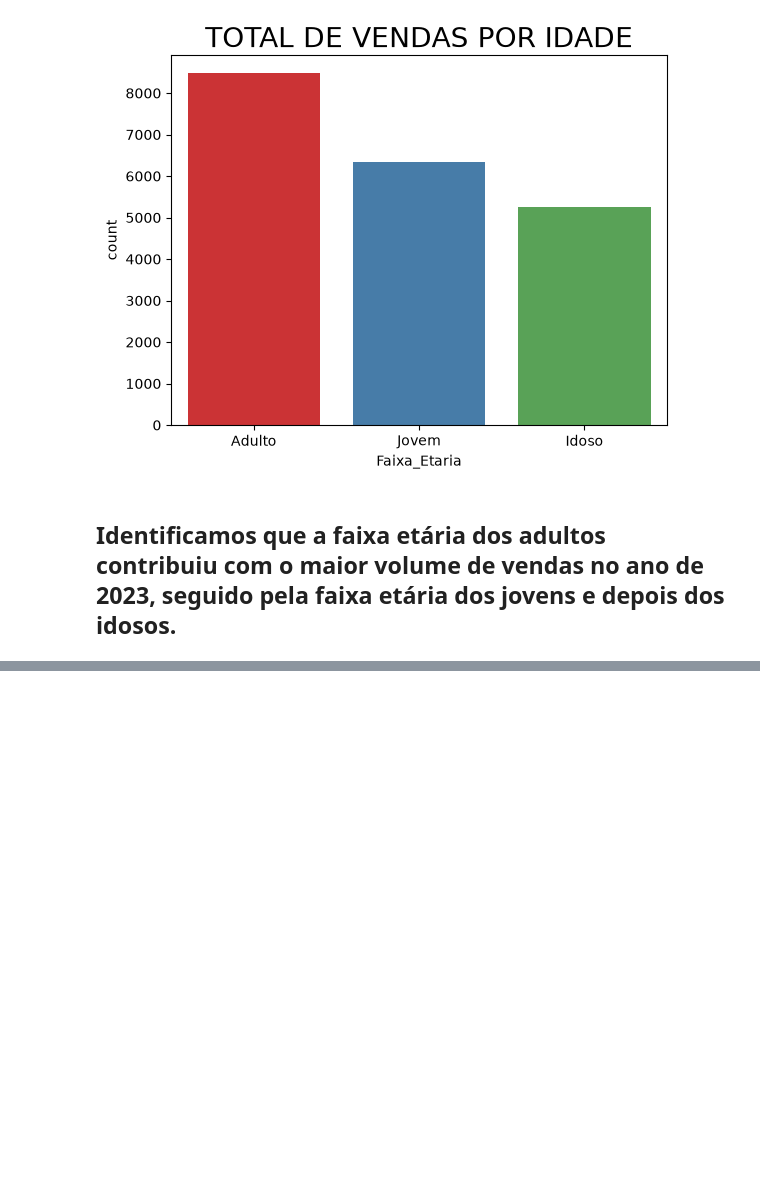
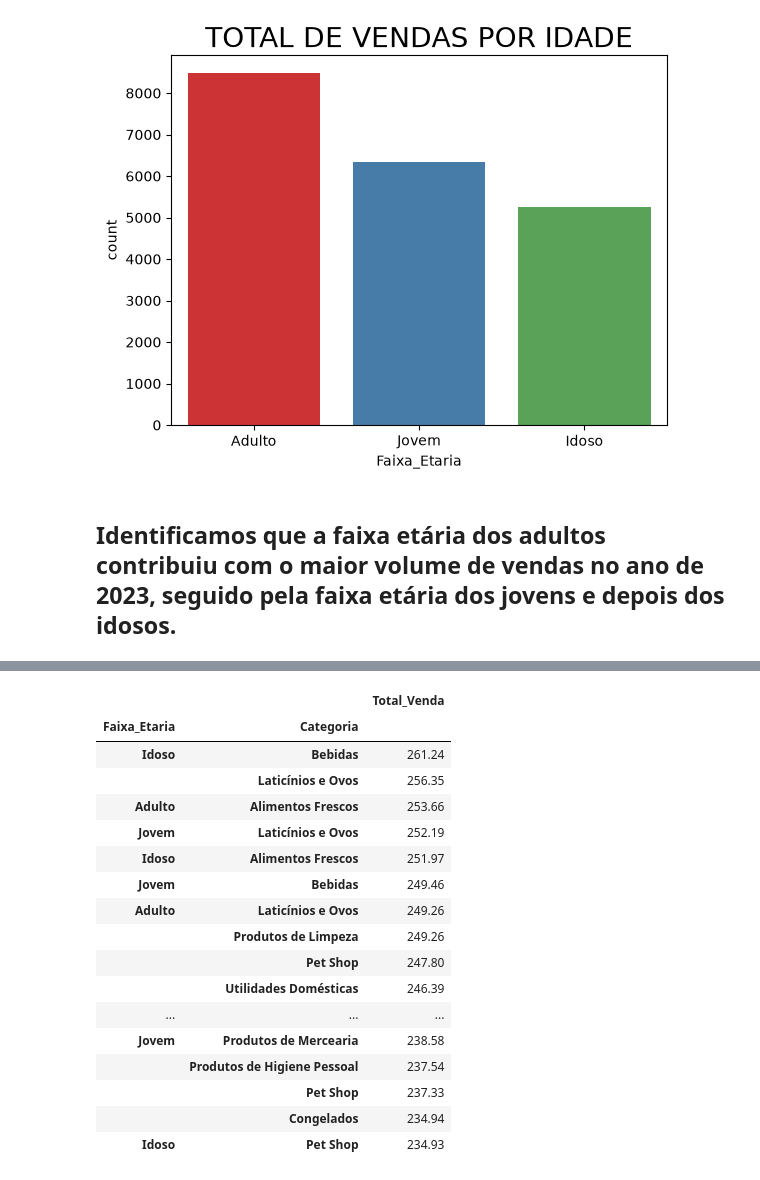
Before and after one commit to cleber-lamartine/Projeto_Analise_de_Dados, a Jupyter notebook: projeto.ipynb, the cells around one changed output, grey strips where cells are left out. Cells and saved outputs as stored; diff of their text form; code cells hidden in the pictures; blank space fills up the shorter version.

```diff
--- a/projeto.ipynb
+++ b/projeto.ipynb
@@ -250,0 +333,21 @@ Text(0.5, 1.0, 'TOTAL DE VENDAS POR IDADE')
+# %%
+df_VSC.groupby(['Faixa_Etaria','Categoria'])[['Total_Venda']].mean().round(2).sort_values('Total_Venda', ascending=False)
+# %% [output]
+|  |  | Total_Venda |
+| Faixa_Etaria | Categoria |  |
+| Idoso | Bebidas | 261.24 |
+|  | Laticínios e Ovos | 256.35 |
+| Adulto | Alimentos Frescos | 253.66 |
+| Jovem | Laticínios e Ovos | 252.19 |
+| Idoso | Alimentos Frescos | 251.97 |
+| Jovem | Bebidas | 249.46 |
+| Adulto | Laticínios e Ovos | 249.26 |
+|  | Produtos de Limpeza | 249.26 |
+|  | Pet Shop | 247.80 |
+|  | Utilidades Domésticas | 246.39 |
+| ... | ... | ... |
+| Jovem | Produtos de Mercearia | 238.58 |
+|  | Produtos de Higiene Pessoal | 237.54 |
+|  | Pet Shop | 237.33 |
+|  | Congelados | 234.94 |
+| Idoso | Pet Shop | 234.93 |
```
Also changed, not shown: parts of 34 cells of this notebook.
